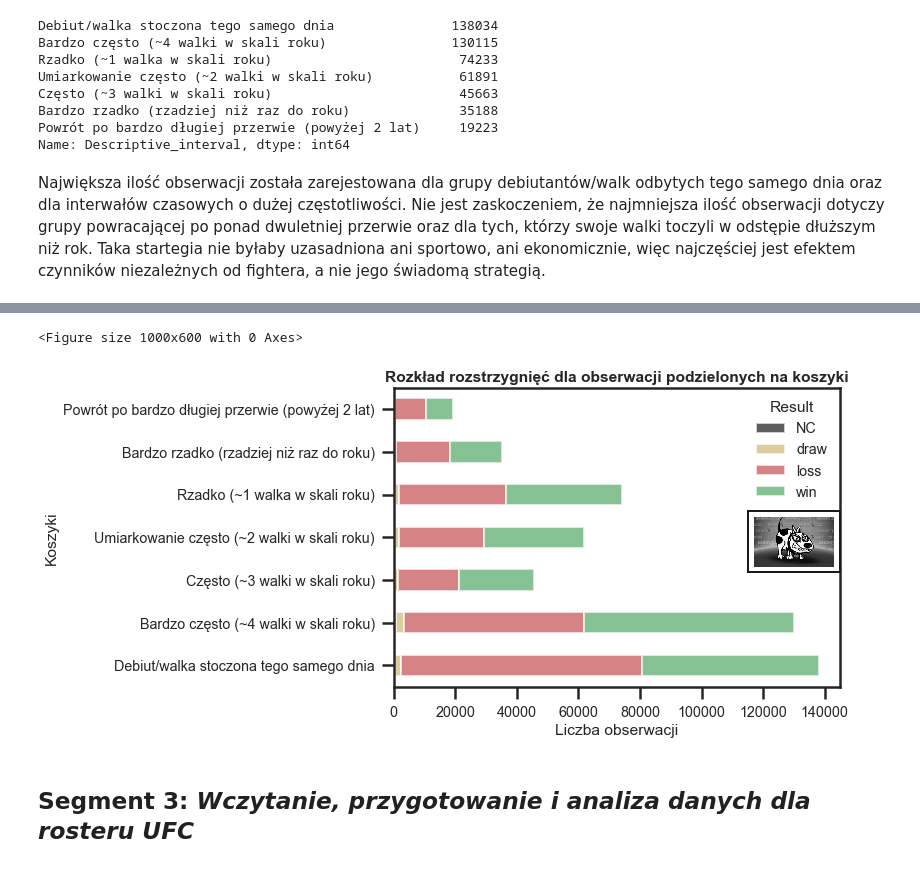
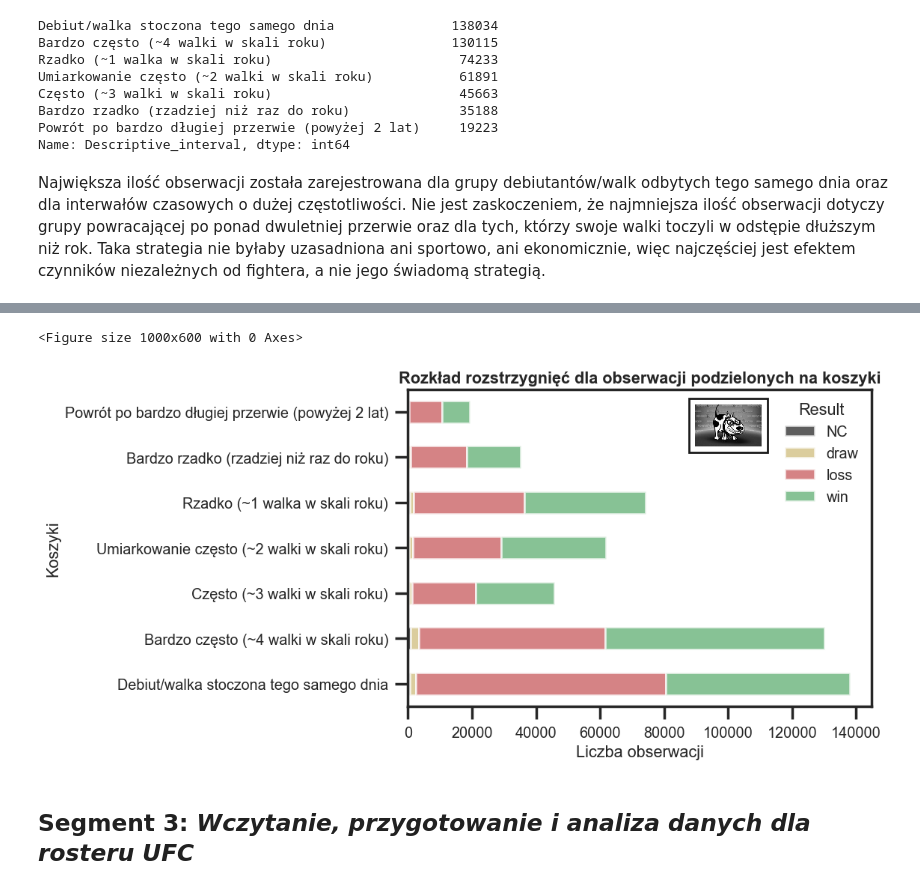
Before and after one commit to Montanaz0r/MMA_Analysis, a Jupyter notebook: Analiza_Projekt_MMA_PL_pub.ipynb, the cells around one changed output, grey strips where cells are left out. Saved outputs shown, nothing was run; the diff lists cells and outputs as text; code cells hidden in the pictures.

```diff
--- a/Analiza_Projekt_MMA_PL_pub.ipynb
+++ b/Analiza_Projekt_MMA_PL_pub.ipynb
@@ -117,0 +126,3 @@ sherdog_selected_data['Time_interval'] = intervals
+# %%
+# Odrzucenie powyższego rekordu.
+sherdog_selected_data = sherdog_selected_data.drop(sherdog_selected_data.index[25590])
@@ -117,0 +152,18 @@ sherdog_selected_data['Time_interval'] = intervals
+# %%
+# Wizualizacja dystrybucji.
+plt.rcdefaults()
+
+plt.figure(figsize=(12,6), dpi= 100)
+sns.set(style='darkgrid')
+sns.set_context('poster', font_scale = 0.65)
+ax = sns.distplot(sherdog_selected_data['Time_interval'], kde=False, color='y', bins=200,
+                  hist_kws=dict(edgecolor='navy', alpha=0.75))
+ax.set_xlim(0, 700)
+ax.xaxis.set_major_locator(plt.MaxNLocator(25))
+
+ax.axvline(sher_mean, color='r', linestyle='solid', alpha=0.75)
+ax.axvline(sher_med, color='g', linestyle='solid', alpha=0.75)
+ax.axvline(sher_mode, color='k', linestyle='dashed', alpha=0.75)
+plt.title('Dystrybucja interwałów czasowych dla bazy danych Sherdoga', fontweight='bold')
+plt.legend({'Mean':sher_mean, 'Median':sher_med, 'Mode':sher_mode}, frameon=True, shadow=True)
+plt.show()
@@ -312,5 +377,5 @@ Bardzo rzadko (rzadziej niż raz do roku)              35188
 Powrót po bardzo długiej przerwie (powyżej 2 lat)     19223
 Name: Descriptive_interval, dtype: int64
 # %% [markdown]
-Największa ilość obserwacji została zarejestowana dla grupy debiutantów/walk odbytych tego samego dnia oraz dla  interwałów czasowych o dużej częstotliwości. Nie jest zaskoczeniem, że najmniejsza ilość obserwacji dotyczy grupy powracającej po ponad dwuletniej przerwie oraz dla tych, którzy swoje walki toczyli w odstępie dłuższym niż rok. Taka startegia nie byłaby uzasadniona ani sportowo, ani ekonomicznie, więc najczęściej jest efektem czynników niezależnych od fightera, a nie jego świadomą strategią.
+Największa ilość obserwacji została zarejestrowana dla grupy debiutantów/walk odbytych tego samego dnia oraz dla interwałów czasowych o dużej częstotliwości. Nie jest zaskoczeniem, że najmniejsza ilość obserwacji dotyczy grupy powracającej po ponad dwuletniej przerwie oraz dla tych, którzy swoje walki toczyli w odstępie dłuższym niż rok. Taka strategia nie byłaby uzasadniona ani sportowo, ani ekonomicznie, więc najczęściej jest efektem czynników niezależnych od fightera, a nie jego świadomą strategią.
 # %%
@@ -335,24 +400,24 @@ plt.show()
 # Utworzenie tabeli krzyżowej na potrzeby wizualizacji rozkładu rostrzygnięć na koszyki.
 sherdog_cross = pd.crosstab(sherdog_selected_data['Descriptive_interval'], sherdog_selected_data['Result'])
 # %%
-# Wykres przedstawiający rozkład rozstrzygnięć dla poszczególnych koszyków w bazie zawodniczej sherdoga.
+# Wykres przedstawiający rozkład rozstrzygnięć dla poszczególnych koszyków w bazie zawodniczej Sherdoga.
 plt.figure(figsize=(10,6), dpi= 100)
 plt.style.use('seaborn')
 sns.set(style='ticks')
 sns.set_context('poster', font_scale = 0.65)
 ax = sherdog_cross.plot.barh(stacked=True, alpha=0.7, color=['k', 'y', 'r', 'g'])
 ax.set(ylabel='Koszyki', xlabel='Liczba obserwacji')
 
 sher_logo = mpimg.imread('sherdog.jpg')
-imagebox = OffsetImage(sher_logo, zoom=0.4)
-ab = AnnotationBbox(imagebox, (130000, 2.9))
+imagebox = OffsetImage(sher_logo, zoom=0.32)
+ab = AnnotationBbox(imagebox, (100000, 5.7))
 ax.add_artist(ab)
 
 plt.title('Rozkład rozstrzygnięć dla obserwacji podzielonych na koszyki', fontweight='bold')
 plt.show()
 # %% [output]
 <Figure size 1000x600 with 0 Axes>
-[figure, old version]
+[figure, new version]
 # %% [markdown]
 ## Segment 3: *Wczytanie, przygotowanie i analiza danych dla rosteru UFC*
 # %%
```
Also changed, not shown: parts of 129 cells of this notebook.
